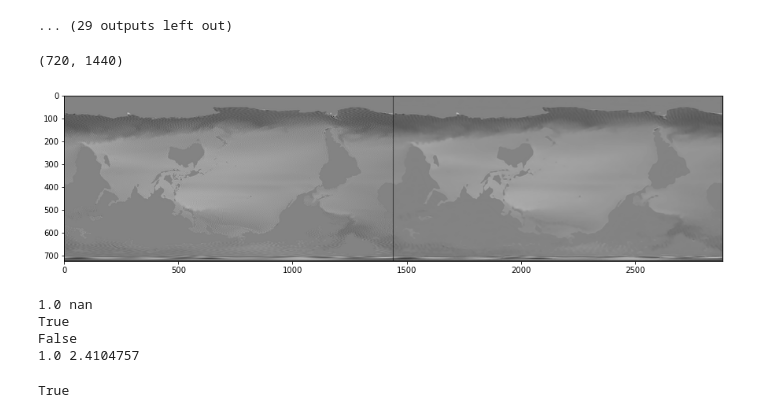
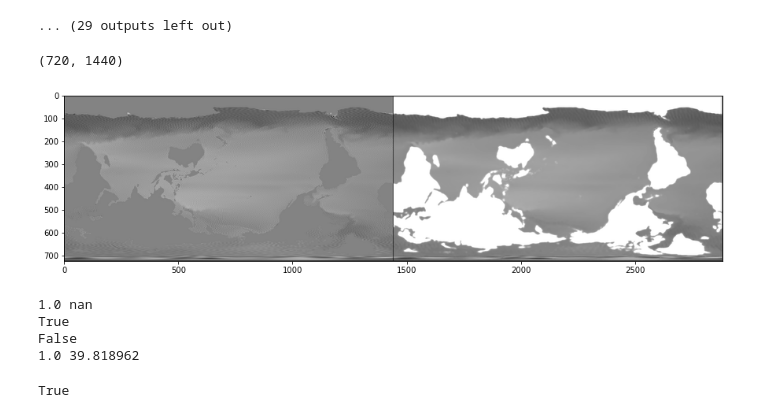
Before and after one commit to laura-gibbs/deep-image-prior, a Jupyter notebook: denoising.ipynb, the cells around one changed output. Drawn from its saved outputs; the diff is of its cells as text; code cells hidden in the pictures.

Commit message:
corrected smooth 0 mask

```diff
--- a/denoising.ipynb
+++ b/denoising.ipynb
@@ -205,33 +205,33 @@ Iteration 00500    Loss 0.000274   PSNR_noisy: 35.619108
 # %%
 from scipy.ndimage import gaussian_filter
 out_np = torch_to_np(net(net_input))
 out_mask = gaussian_filter(torch_to_np(mask_input), sigma=3)
 #out_mask = torch_to_np(net(mask_input))
 
-#out = out_np / (out_mask + 1e-12) * nan_mask # smooth0mask
-out = out_np  # smoothnomask
+out = out_np / (out_mask + 1e-12) # smooth0mask
+#out = out_np  # smoothnomask
 
 
 print(gmdt.shape)
 # np.clip(out_mask, 0, 1)
 # np.expand_dims(gmdt, 0)
 q = plot_image_grid([np.expand_dims(gmdt, 0), np.clip(out, 0, 1)], factor=13);
 # %% [output]
 (720, 1440)
-[figure, old version]
+[figure, new version]
 # %%
 print(np.max(gmdt), np.max(gmdt_out))
 print(np.any(np.isnan(gmdt_out)))
-gmdt_out = (out_np*orig_spread)+orig_min
+gmdt_out = (out*orig_spread)+orig_min
 gmdt_out = gmdt_out * nan_mask
-print(np.any(np.isnan(nan_mask)))
+print(np.any(np.isnan(gmdt_out)))
 print(np.max(gmdt), np.max(gmdt_out))
 gmdt_out = np.squeeze(gmdt_out, 0)
 gmdt_out[np.logical_not(nan_mask)] = np.nan
-rd.write_dat(gmdt_out, 'dip_smoothnomask_2000_dtu15gtim5do0280_rr0004.dat', overwrite=True)
+rd.write_dat(gmdt_out, 'dip_smooth0mask_2000_dtu15gtim5do0280_rr0004.dat', overwrite=True)
 # %% [output]
 1.0 nan
 True
 False
-1.0 2.4104757
+1.0 39.818962
 True
```
Also changed, not shown: 1 other file.
